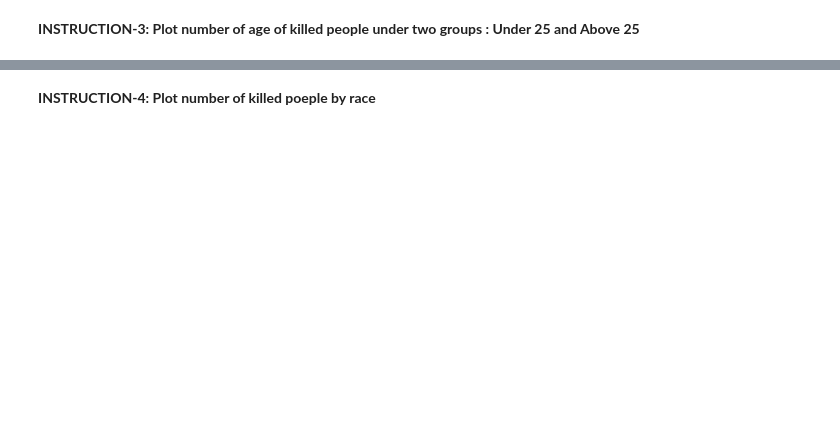
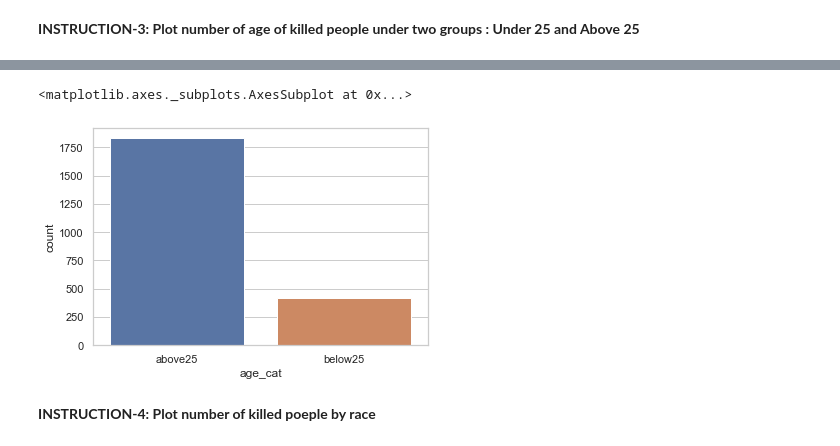
Before and after one commit to idenw/Statistics-Data-Analysis-with-Python-Data-Visualization-with-Python, a Jupyter notebook: 02-EU_DS_DVPy_M1-(PoliceKills)/USA_Fatal_Police_Shoot_Analyse_student_version.ipynb, the cells around one changed output, grey strips where cells are left out. Saved outputs shown, nothing was run; the diff lists cells and outputs as text; code cells hidden in the pictures; blank space fills up the shorter version.

```diff
--- a/02-EU_DS_DVPy_M1-(PoliceKills)/USA_Fatal_Police_Shoot_Analyse_student_version.ipynb
+++ b/02-EU_DS_DVPy_M1-(PoliceKills)/USA_Fatal_Police_Shoot_Analyse_student_version.ipynb
@@ -557,0 +524,2 @@ Text(0.5, 1.0, 'Age of killed people')
+# %%
+kill["age_cat"]=kill.age.apply(lambda x: "above25" if x>=25 else "below25")
@@ -558,2 +535,7 @@ Text(0.5, 1.0, 'Age of killed people')
+# %%
+sns.countplot(x="age_cat",data=kill)
+# %% [output]
+<matplotlib.axes._subplots.AxesSubplot at 0x...>
+[figure, added]
 # %% [markdown]
 **INSTRUCTION-4: Plot number of killed poeple by race**
```
Also changed, not shown: parts of 40 cells of this notebook, 3 other files.
